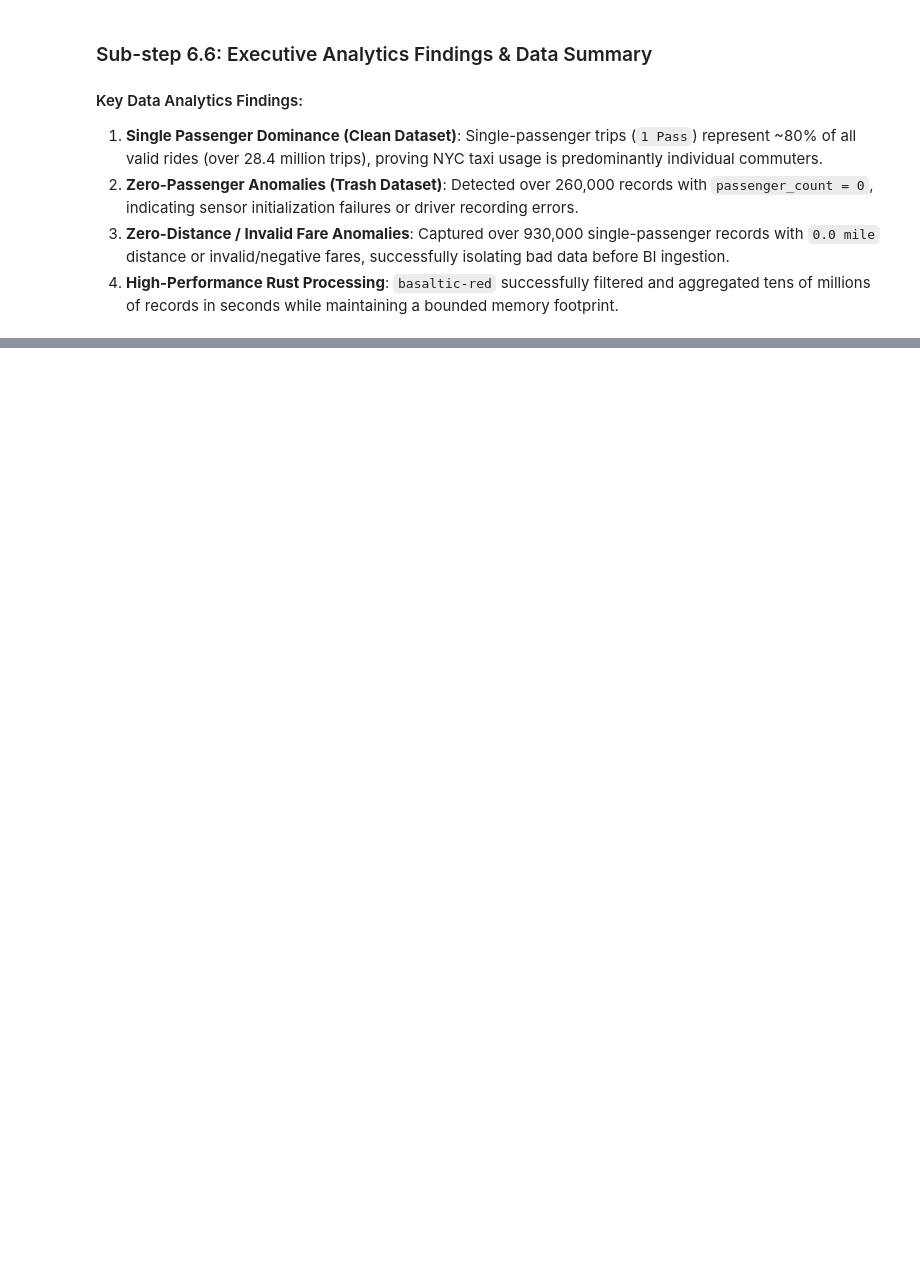
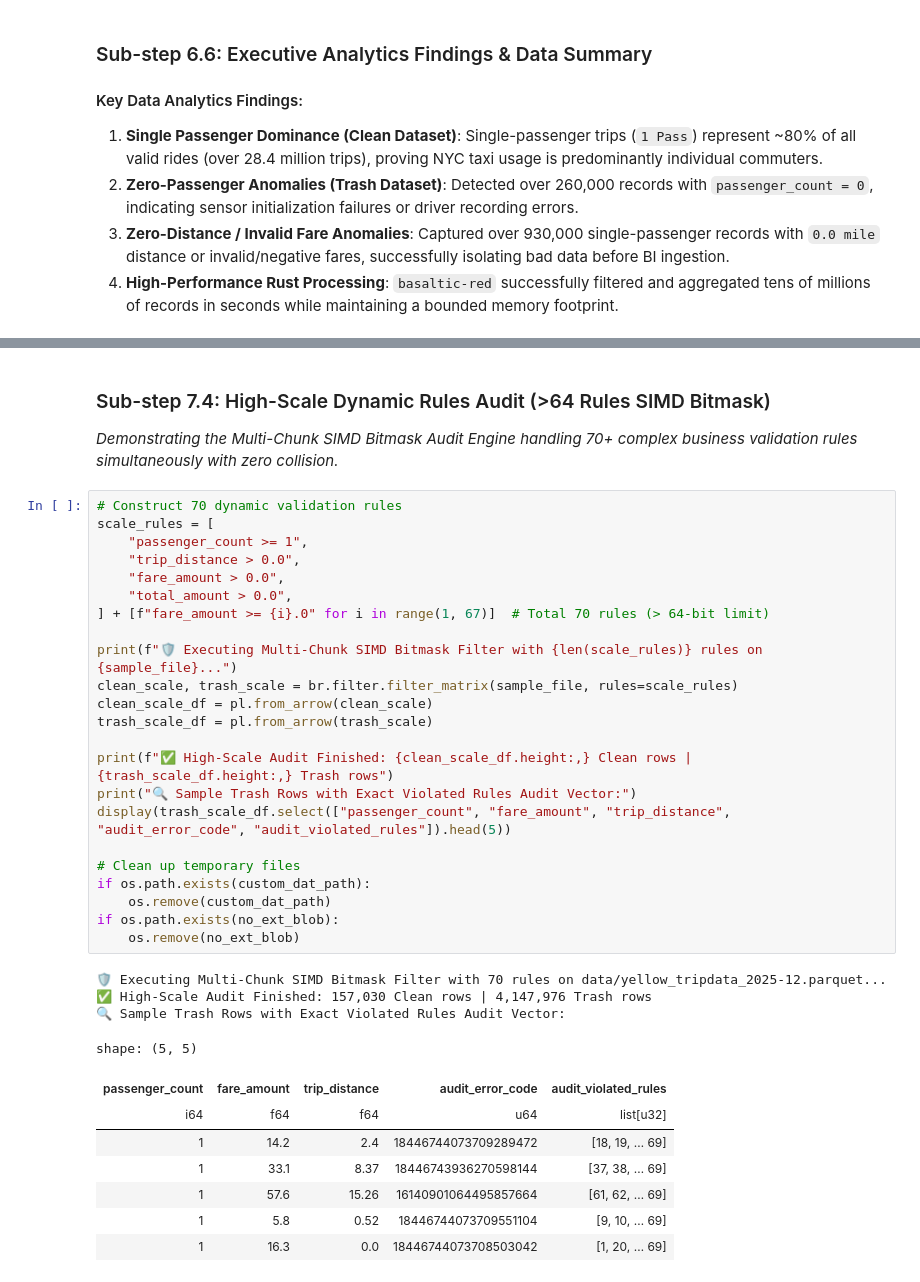
Before and after one commit to VanDung-dev/basaltic-red, a Jupyter notebook: demo.ipynb, the cells around one changed output, grey strips where cells are left out. Saved outputs shown, nothing was run; the diff lists cells and outputs as text; blank space fills up the shorter version.

```diff
--- a/demo.ipynb
+++ b/demo.ipynb
@@ -494,0 +612,39 @@ plot_ranking_chart(
+# %% [markdown]
+### Sub-step 7.4: High-Scale Dynamic Rules Audit (>64 Rules SIMD Bitmask)
+
+*Demonstrating the Multi-Chunk SIMD Bitmask Audit Engine handling 70+ complex business validation rules simultaneously with zero collision.*
+# %%
+# Construct 70 dynamic validation rules
+scale_rules = [
+    "passenger_count >= 1",
+    "trip_distance > 0.0",
+    "fare_amount > 0.0",
+    "total_amount > 0.0",
+] + [f"fare_amount >= {i}.0" for i in range(1, 67)]  # Total 70 rules (> 64-bit limit)
+
+print(f"🛡️ Executing Multi-Chunk SIMD Bitmask Filter with {len(scale_rules)} rules on {sample_file}...")
+clean_scale, trash_scale = br.filter.filter_matrix(sample_file, rules=scale_rules)
+clean_scale_df = pl.from_arrow(clean_scale)
+trash_scale_df = pl.from_arrow(trash_scale)
+
+print(f"✅ High-Scale Audit Finished: {clean_scale_df.height:,} Clean rows | {trash_scale_df.height:,} Trash rows")
+print("🔍 Sample Trash Rows with Exact Violated Rules Audit Vector:")
+display(trash_scale_df.select(["passenger_count", "fare_amount", "trip_distance", "audit_error_code", "audit_violated_rules"]).head(5))
+
+# Clean up temporary files
+if os.path.exists(custom_dat_path):
+    os.remove(custom_dat_path)
+if os.path.exists(no_ext_blob):
+    os.remove(no_ext_blob)
+# %% [output]
+🛡️ Executing Multi-Chunk SIMD Bitmask Filter with 70 rules on data/yellow_tripdata_2025-12.parquet...
+✅ High-Scale Audit Finished: 157,030 Clean rows | 4,147,976 Trash rows
+🔍 Sample Trash Rows with Exact Violated Rules Audit Vector:
+shape: (5, 5)
+| passenger_count | fare_amount | trip_distance | audit_error_code | audit_violated_rules |
+| i64 | f64 | f64 | u64 | list[u32] |
+| 1 | 14.2 | 2.4 | 18446744073709289472 | [18, 19, … 69] |
+| 1 | 33.1 | 8.37 | 18446743936270598144 | [37, 38, … 69] |
+| 1 | 57.6 | 15.26 | 16140901064495857664 | [61, 62, … 69] |
+| 1 | 5.8 | 0.52 | 18446744073709551104 | [9, 10, … 69] |
+| 1 | 16.3 | 0.0 | 18446744073708503042 | [1, 20, … 69] |
```
Also changed, not shown: parts of 18 cells of this notebook.
